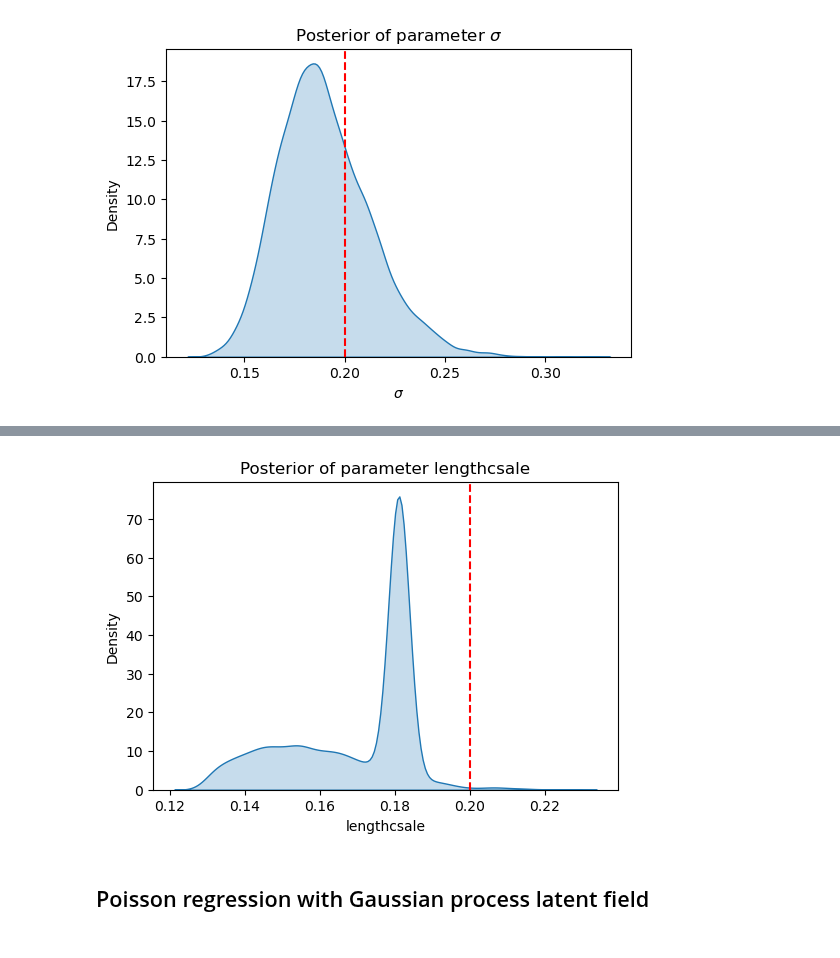
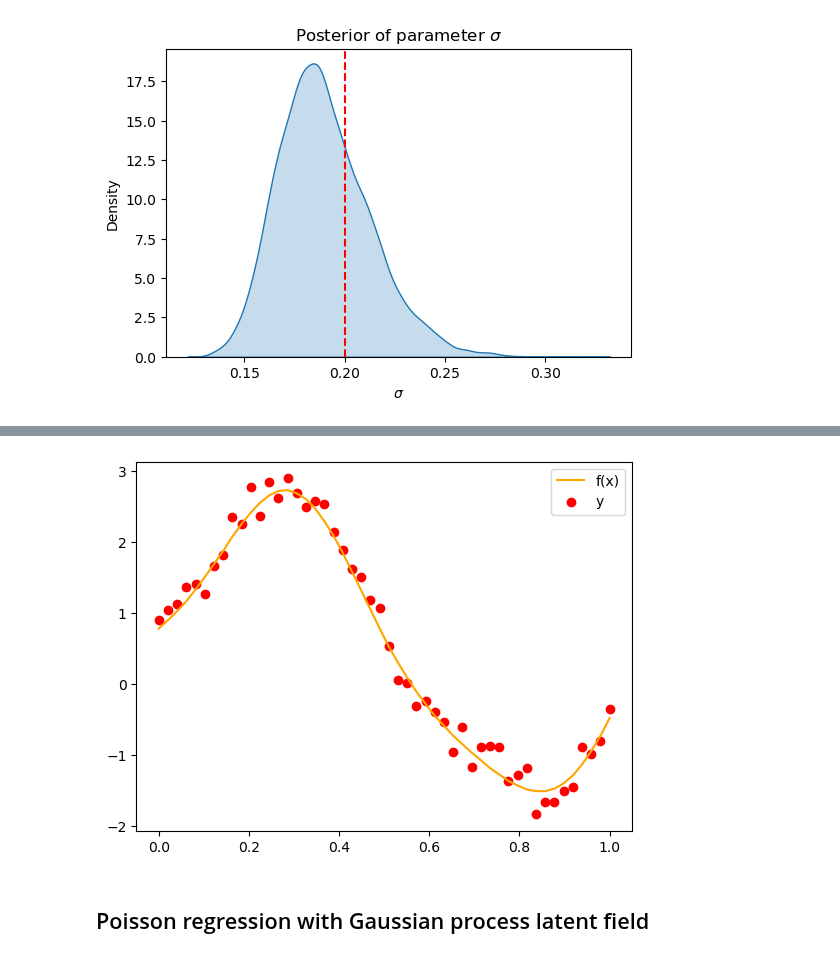
Before and after one commit to elizavetasemenova/prob-epi, a Jupyter notebook: 14_GP_inference.ipynb, the cells around one changed output, grey strips where cells are left out. Saved outputs shown, nothing was run; the diff lists cells and outputs as text; code cells hidden in the pictures.

```diff
--- a/14_GP_inference.ipynb
+++ b/14_GP_inference.ipynb
@@ -443,15 +436,3 @@ def model(x, y=None, kernel_func=rbf_kernel, lengthcsale=None, jitter=1e-5):
         numpyro.sample("y", dist.Normal(f, sigma))
     else:
         numpyro.sample("y", dist.Normal(f, sigma), obs=y)
-# %%
-# WARNING: This cell may take a long time to run
-
-nuts_kernel = NUTS(model)
-mcmc = MCMC(nuts_kernel, num_samples=4000, num_warmup=1000, num_chains=2, chain_method='parallel')
-mcmc.run(jax.random.PRNGKey(42), x, y_obs)
-
-# Print summary statistics of posterior
-mcmc.print_summary()
-
-# Get the posterior samples
-posterior_samples = mcmc.get_samples()
@@ -476,17 +439,17 @@ Number of divergences: 232
-# %%
-ls_posterior = posterior_samples['lengthcsale']
-
-
-plt.figure(figsize=(6, 4))
-sns.kdeplot(ls_posterior, fill=True)
-plt.axvline(x=0.2, color='r', linestyle='--', label='True value')
-plt.xlabel('lengthcsale')
-plt.ylabel('Density')
-plt.title('Posterior of parameter lengthcsale')
-
-# Show the plot
-plt.show()
-# %% [output]
-[figure, removed]
+# %%
+true_idx = 3
+
+y_samples = samples['y']
+f_true = f_samples[true_idx]
+y_obs =  y_samples[true_idx]
+
+idx_skip = jnp.array([3, 10, 15, 23, 27, 29, 31,  37,  41, 43, 45])
+
+plt.plot(x, f_true, color='orange', label='f(x)')
+plt.scatter(x, y_obs, color='red', label='y')
+plt.legend()
+plt.show()
+# %% [output]
+[figure, added]
 # %% [markdown]
 ## Poisson regression with Gaussian process latent field
```
Also changed, not shown: parts of 8 cells of this notebook.
